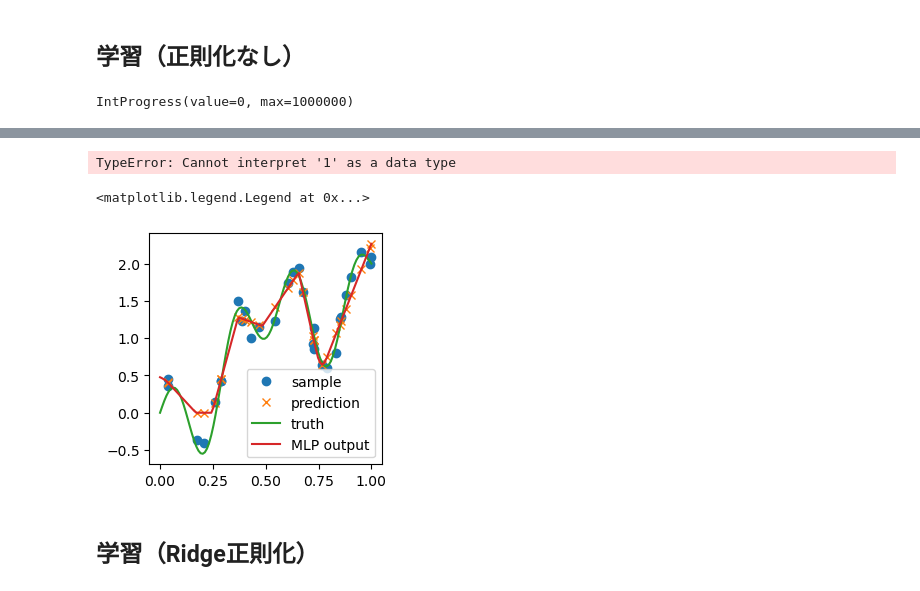
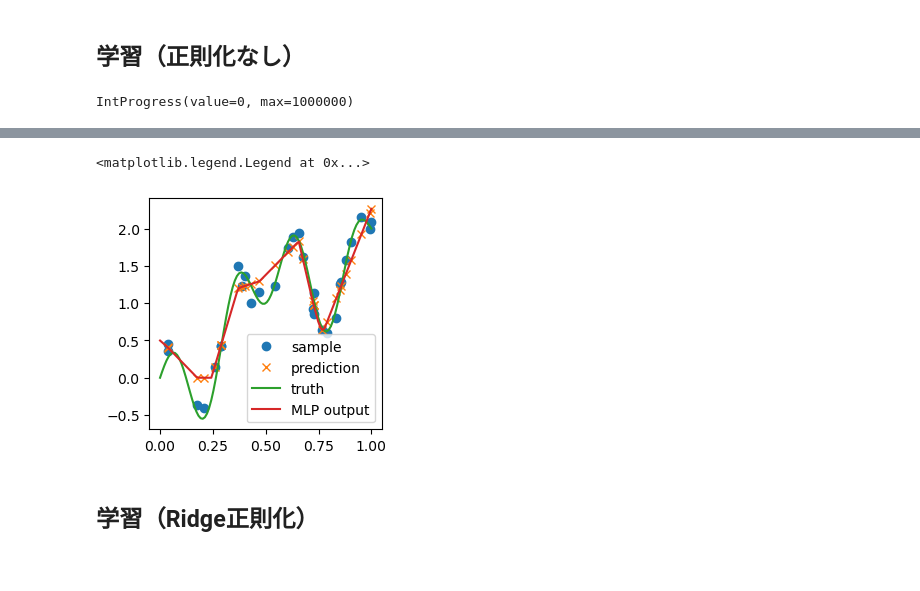
Before and after one commit to NTNKN/ADCA2022, a Jupyter notebook: ADCA2022_13-1_MLP_HL1_functionapproximation_forme.ipynb, the cells around one changed output, grey strips where cells are left out. Cells and saved outputs as stored; diff of their text form; code cells hidden in the pictures.

```diff
--- a/ADCA2022_13-1_MLP_HL1_functionapproximation_forme.ipynb
+++ b/ADCA2022_13-1_MLP_HL1_functionapproximation_forme.ipynb
@@ -154,7 +154,7 @@ print(np.max(np.abs(W1-W1prev)) + np.max(np.abs(W2-W2prev))  )
 Ypred = phi(phi(X@W1)@W2)
 
 # data for visualization of MLP output
-Xplot = np.hstack([np.ones((X1.size, 1)), X1plot.reshape(-1, 1)])
+Xplot = np.hstack([np.ones((X1plot.size, 1)), X1plot.reshape(-1, 1)])
 Yplotpred = phi(phi(Xplot@W1)@W2)
 
 # plot Ypred
@@ -170,19 +172,5 @@ IntProgress(value=0, max=1000000)
-TypeError: Cannot interpret '1' as a data type
+<matplotlib.legend.Legend at 0x...>
+[figure, added]
-# %%
-# data for visualization of MLP output
-Xplot = np.hstack([np.ones((X1plot.size, 1)), X1plot.reshape(-1, 1)])
-Yplotpred = phi(phi(Xplot@W1)@W2)
-
-# plot Ypred
-fig, ax = plt.subplots(figsize=(3, 3))
-ax.plot(X1, Y, 'o', label='sample')
-ax.plot(X1, Ypred, 'x', label='prediction')
-ax.plot(X1plot, Yplot, label='truth')
-ax.plot(X1plot, Yplotpred, label='MLP output')
-ax.legend()
-# %% [output]
-<matplotlib.legend.Legend at 0x...>
-[figure, removed]
 # %% [markdown]
 ## 学習（Ridge正則化）
 # %%
```
Also changed, not shown: parts of 1 cell of this notebook.
